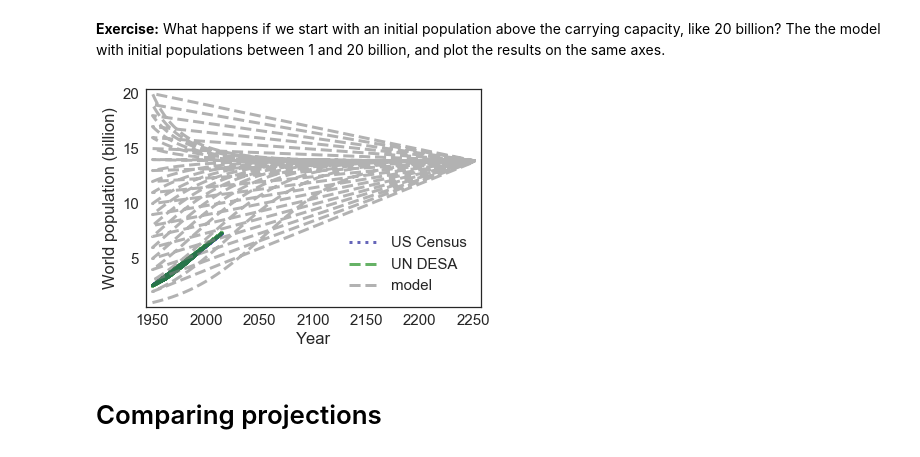
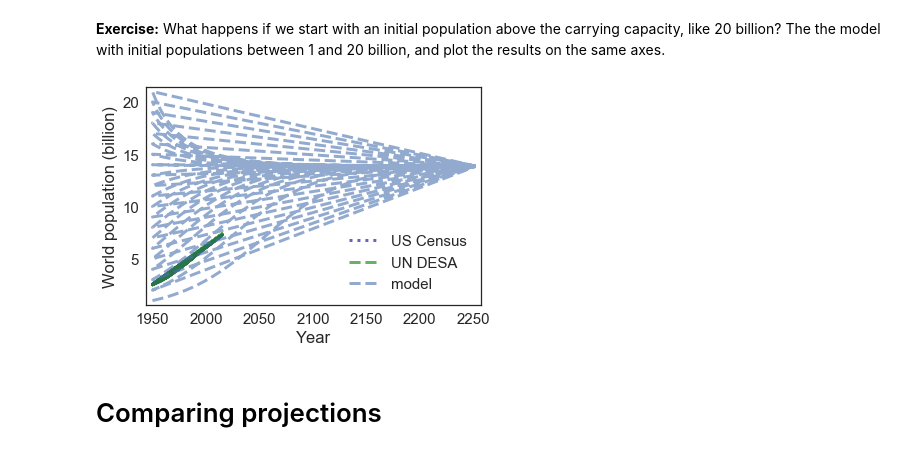
Before and after one commit to rwon869/ModSimPy, a Jupyter notebook: code/chap04mine.ipynb, the cells around one changed output. Saved outputs shown, nothing was run; the diff lists cells and outputs as text; code cells hidden in the pictures.

```diff
--- a/code/chap04mine.ipynb
+++ b/code/chap04mine.ipynb
@@ -161,22 +161,22 @@ system.results[system.t_end]
 # %%
 def plot_results1(system):
     """Plot the estimates and the model.
 
     system: System object with `results`
     """
     plot_estimates(table2)
-    plot(system.results, '--', color='gray', label='model')
+    plot(system.results, '--', label='model')
     decorate(xlabel='Year',
              ylabel='World population (billion)')
 
 newfig()
-system.p0 = 1;
-for i in range(20):
+system.t_end = 2250
+for i in range(21):
+    system.p0 = i+1
     run_simulation(system, update_func2)
     plot_results1(system)
-    system.p0 +=1
 # %% [output]
-[figure, old version]
+[figure, new version]
 # %% [markdown]
 # Comparing projections
 # %% [markdown]
```
Also changed, not shown: 3 other files.
